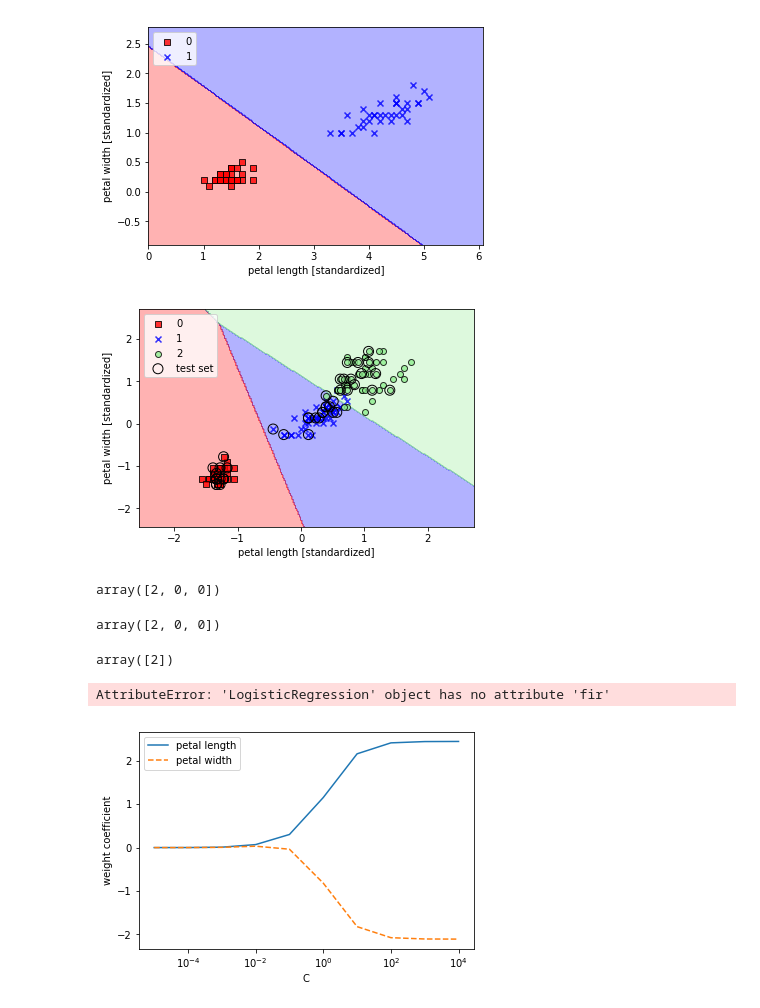
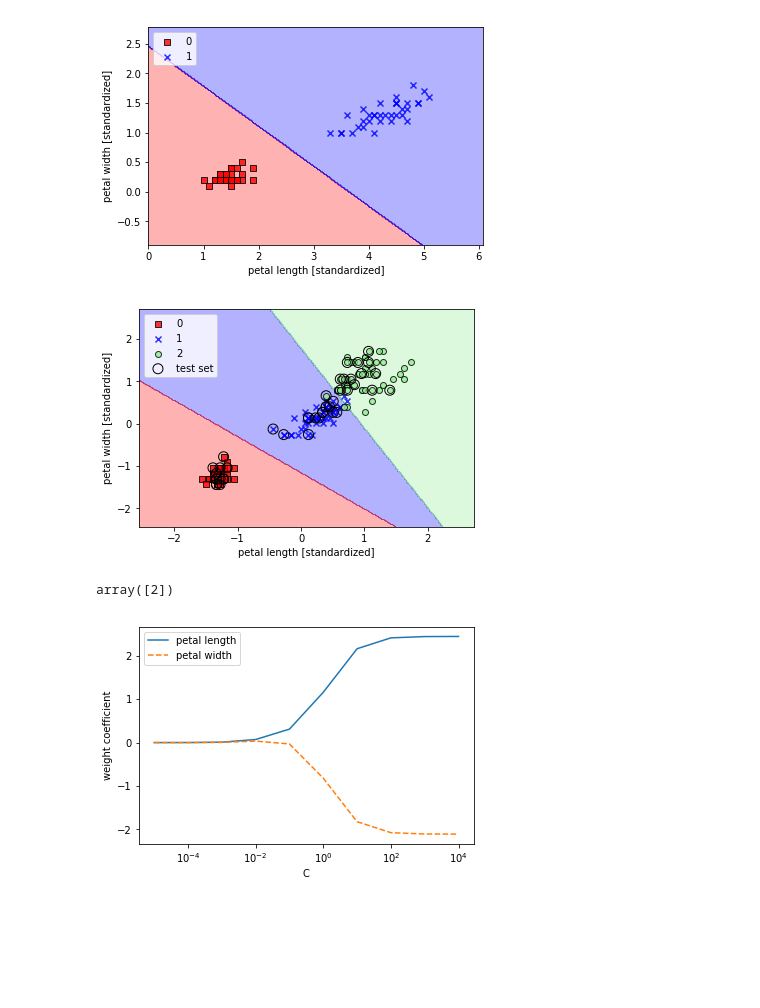
Before and after one commit to angelvalay/clasificacion, a Jupyter notebook: ch3/tema_4_logistic_regression/modeling_via_logistic_regression.ipynb, the cells around one changed output. Drawn from its saved outputs; the diff is of its cells as text; code cells hidden in the pictures; blank space fills up the shorter version.

```diff
--- a/ch3/tema_4_logistic_regression/modeling_via_logistic_regression.ipynb
+++ b/ch3/tema_4_logistic_regression/modeling_via_logistic_regression.ipynb
@@ -124,35 +80,31 @@ plt.show()
 # %%
 from sklearn.preprocessing import StandardScaler
 from sklearn.linear_model import LogisticRegression
 
 # prepare data
 sc = StandardScaler()
 sc.fit(X_train)
 X_train_std = sc.transform(X_train)
 X_test_std = sc.transform(X_test)
 X_combined_std = np.vstack((X_train_std, X_test_std))
 y_combined = np.hstack((y_train, y_test))
 
-lr = LogisticRegression(C=100.0, random_state=1)
+lr = LogisticRegression(C=100.0, random_state=1, solver='lbfgs', multi_class='auto')
 lr.fit(X_train_std, y_train)
 
 plot_decision_regions(X_combined_std, y_combined, classifier=lr, test_idx=range(105, 150))
 plt.xlabel('petal length [standardized]')
 plt.ylabel('petal width [standardized]')
 plt.legend(loc='upper left')
 plt.show()
 # %% [output]
-[figure, old version]
+[figure, new version]
 # %%
 lr.predict_proba(X_test_std[:3, :])
 # lr.predict_proba(X_test_std[:3, :]).sum(axis=1)
 lr.predict_proba(X_test_std[:3, :]).argmax(axis=1)
-# %% [output]
-array([2, 0, 0])
 # %%
 lr.predict(X_test_std[:3, :])
-# %% [output]
-array([2, 0, 0])
 # %%
 lr.predict(X_test_std[0, :].reshape(1, -1))
 # %% [output]
@@ -160,7 +112,7 @@ array([2])
 # %%
 weigths, params = [], []
 for c in np.arange(-5, 5):
-    lr = LogisticRegression(C=10.**c, random_state=1)
+    lr = LogisticRegression(C=10.**c, random_state=1, solver='lbfgs', multi_class='ovr')
     lr.fit(X_train_std, y_train)
     weigths.append(lr.coef_[1])
     params.append(10.**c)
@@ -174,5 +126,4 @@ plt.legend(loc='upper left')
 plt.xscale('log')
 plt.show()
 # %% [output]
-AttributeError: 'LogisticRegression' object has no attribute 'fir'
 [figure]
```
Also changed, not shown: parts of 3 cells of this notebook, 2 other files.
